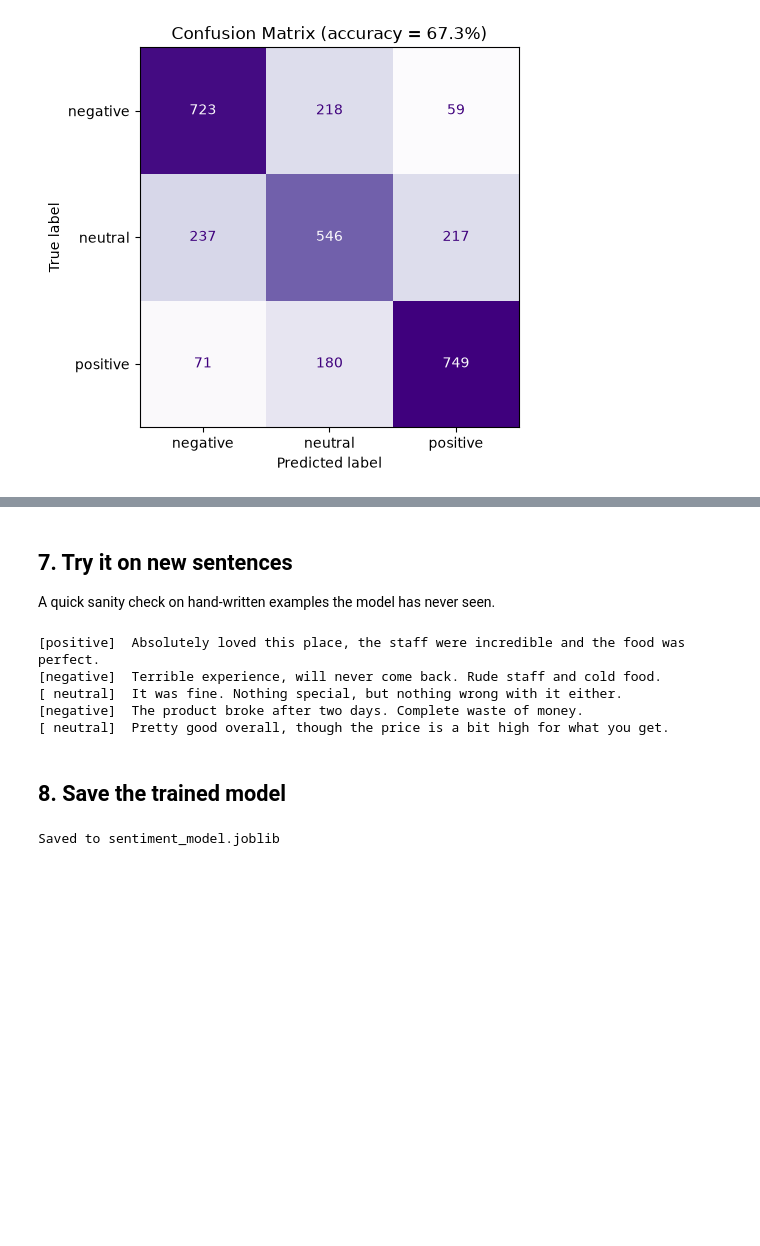
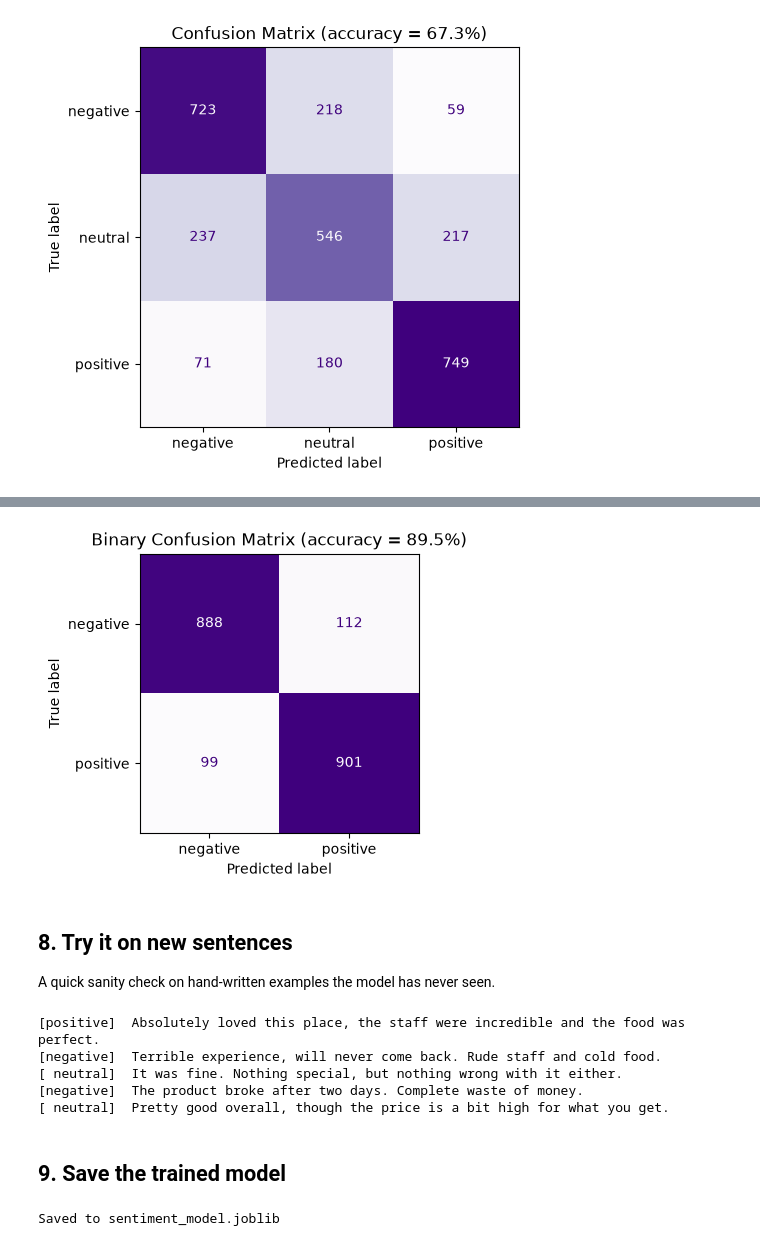
Before and after one commit to adityamondal-ai-spec/sentiment-analysis-ml, a Jupyter notebook: notebook.ipynb, the cells around one changed output, grey strips where cells are left out. Drawn from its saved outputs; the diff is of its cells as text; code cells hidden in the pictures; blank space fills up the shorter version.

```diff
--- a/notebook.ipynb
+++ b/notebook.ipynb
@@ -166,0 +170,4 @@ plt.show()
+# %%
+binary_df = df[df['sentiment'] != 'neutral'].reset_index(drop=True)
+print(f"Binary working set: {len(binary_df):,} reviews")
+binary_df['sentiment'].value_counts()
@@ -166,0 +180,24 @@ plt.show()
+# %%
+Xb_train, Xb_test, yb_train, yb_test = train_test_split(
+    binary_df['text'], binary_df['sentiment'],
+    test_size=0.2, random_state=RANDOM_SEED, stratify=binary_df['sentiment'],
+)
+print(f"Train: {len(Xb_train):,}  |  Test: {len(Xb_test):,}")
+
+binary_model = Pipeline([
+    ('tfidf', TfidfVectorizer(
+        lowercase=True,
+        stop_words='english',
+        ngram_range=(1, 2),
+        max_features=30_000,
+        min_df=2,
+    )),
+    ('clf', LinearSVC(random_state=RANDOM_SEED, C=1.0)),
+])
+binary_model.fit(Xb_train, yb_train)
+
+yb_pred = binary_model.predict(Xb_test)
+binary_acc = accuracy_score(yb_test, yb_pred)
+print(f"Binary accuracy: {binary_acc:.2%}")
+print()
+print(classification_report(yb_test, yb_pred, digits=3))
@@ -167,5 +216,17 @@ plt.show()
+# %%
+binary_labels = ['negative', 'positive']
+cm_b = confusion_matrix(yb_test, yb_pred, labels=binary_labels)
+disp_b = ConfusionMatrixDisplay(confusion_matrix=cm_b, display_labels=binary_labels)
+fig, ax = plt.subplots(figsize=(4, 4))
+disp_b.plot(ax=ax, cmap='Purples', colorbar=False)
+ax.set_title(f'Binary Confusion Matrix (accuracy = {binary_acc:.1%})')
+plt.tight_layout()
+plt.savefig('confusion_matrix_binary.png', dpi=150)
+plt.show()
+# %% [output]
+[figure, added]
 # %% [markdown]
-## 7. Try it on new sentences
+## 8. Try it on new sentences
 
 A quick sanity check on hand-written examples the model has never seen.
 # %%
@@ -186,7 +247,7 @@ for text, pred in zip(samples, model.predict(samples)):
 [negative]  The product broke after two days. Complete waste of money.
 [ neutral]  Pretty good overall, though the price is a bit high for what you get.
 # %% [markdown]
-## 8. Save the trained model
+## 9. Save the trained model
 # %%
 joblib.dump(model, 'sentiment_model.joblib')
 print("Saved to sentiment_model.joblib")
```
Also changed, not shown: parts of 4 cells of this notebook, 3 other files.
